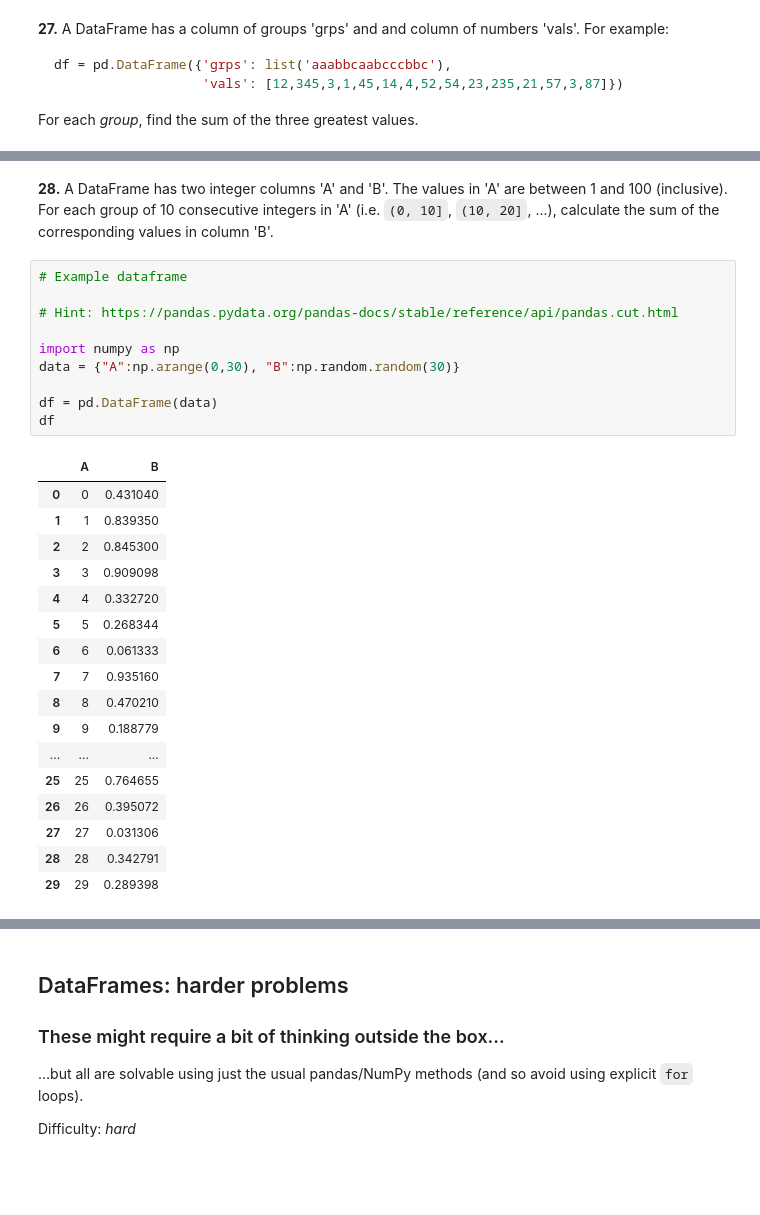
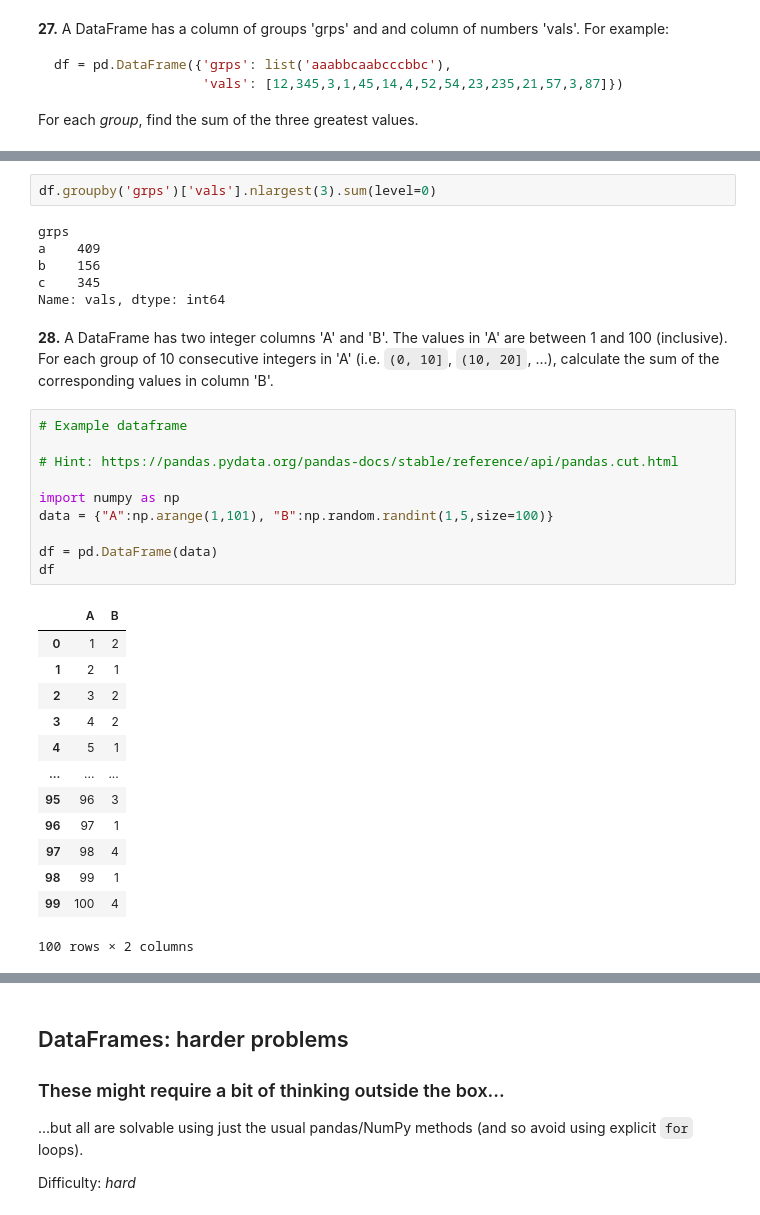
Before and after one commit to harshavardhanch9/AI-Exercises, a Jupyter notebook: Chapter 1/6. Pandas/100-pandas-puzzles.ipynb, the cells around one changed output, grey strips where cells are left out. Cells and saved outputs as stored; diff of their text form; blank space fills up the shorter version.

```diff
--- a/Chapter 1/6. Pandas/100-pandas-puzzles.ipynb
+++ b/Chapter 1/6. Pandas/100-pandas-puzzles.ipynb
@@ -416,30 +478,34 @@ For each *group*, find the sum of the three greatest values.
+# %%
+df.groupby('grps')['vals'].nlargest(3).sum(level=0)
+# %% [output]
+grps
+a    409
+b    156
+c    345
+Name: vals, dtype: int64
 # %% [markdown]
 **28.** A DataFrame has two integer columns 'A' and 'B'. The values in 'A' are between 1 and 100 (inclusive). For each group of 10 consecutive integers in 'A' (i.e. `(0, 10]`, `(10, 20]`, ...), calculate the sum of the corresponding values in column 'B'.
 # %%
 # Example dataframe
 
 # Hint: https://pandas.pydata.org/pandas-docs/stable/reference/api/pandas.cut.html
 
 import numpy as np
-data = {"A":np.arange(0,30), "B":np.random.random(30)}
+data = {"A":np.arange(1,101), "B":np.random.randint(1,5,size=100)}
 
 df = pd.DataFrame(data)
 df
 # %% [output]
 |  | A | B |
-| 0 | 0 | 0.431040 |
-| 1 | 1 | 0.839350 |
-| 2 | 2 | 0.845300 |
-| 3 | 3 | 0.909098 |
-| 4 | 4 | 0.332720 |
-| 5 | 5 | 0.268344 |
-| 6 | 6 | 0.061333 |
-| 7 | 7 | 0.935160 |
-| 8 | 8 | 0.470210 |
-| 9 | 9 | 0.188779 |
+| 0 | 1 | 2 |
+| 1 | 2 | 1 |
+| 2 | 3 | 2 |
+| 3 | 4 | 2 |
+| 4 | 5 | 1 |
 | ... | ... | ... |
-| 25 | 25 | 0.764655 |
-| 26 | 26 | 0.395072 |
-| 27 | 27 | 0.031306 |
-| 28 | 28 | 0.342791 |
-| 29 | 29 | 0.289398 |
+| 95 | 96 | 3 |
+| 96 | 97 | 1 |
+| 97 | 98 | 4 |
+| 98 | 99 | 1 |
+| 99 | 100 | 4 |
+100 rows × 2 columns
```
Also changed, not shown: parts of 6 cells of this notebook.
